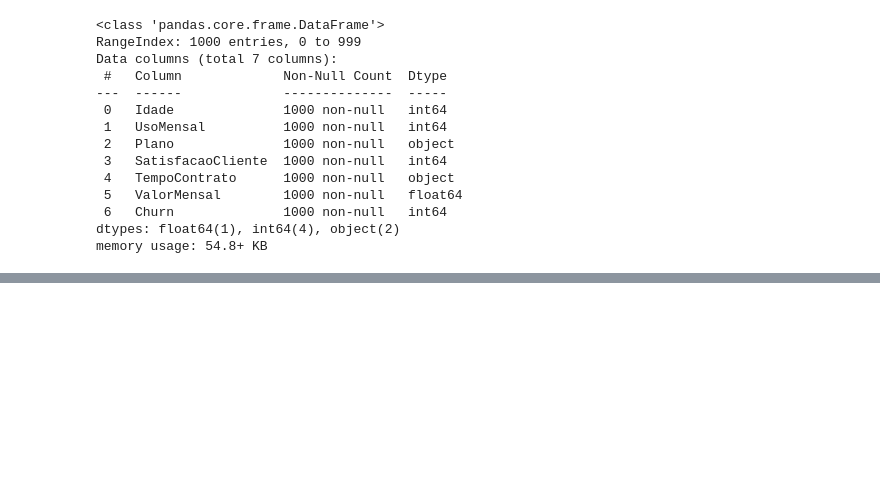
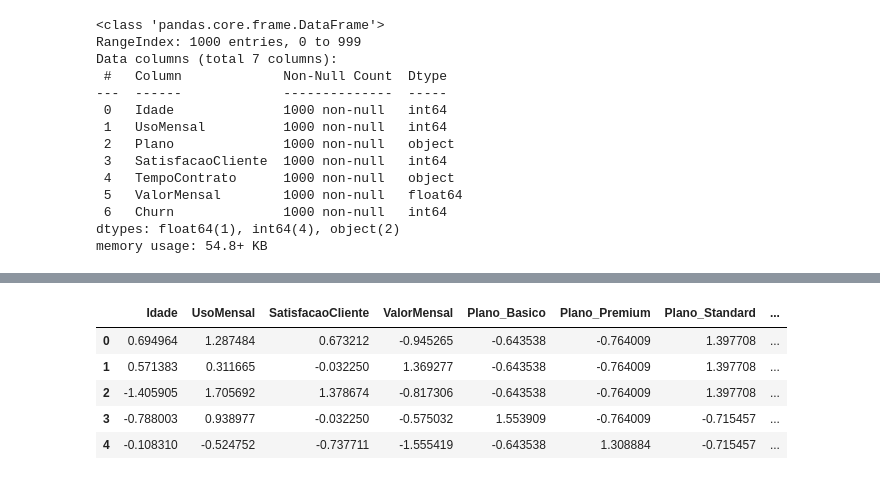
Before and after one commit to octavioduarte/RandomForest, a Jupyter notebook: random-forest.ipynb, the cells around one changed output, grey strips where cells are left out. Drawn from its saved outputs; the diff is of its cells as text; code cells hidden in the pictures; blank space fills up the shorter version.

```diff
--- a/random-forest.ipynb
+++ b/random-forest.ipynb
@@ -59,0 +310,16 @@ memory usage: 54.8+ KB
+# %%
+numeric_columns = X_train_preprocessed.select_dtypes(include = ['int64', 'float64']).columns
+
+scaler = StandardScaler()
+
+X_train_preprocessed[numeric_columns] = scaler.fit_transform(X_train_preprocessed[numeric_columns])
+X_test_preprocessed[numeric_columns] = scaler.transform(X_test_preprocessed[numeric_columns])
+# %%
+X_train_preprocessed.head()
+# %% [output]
+|  | Idade | UsoMensal | SatisfacaoCliente | ValorMensal | Plano_Basico | Plano_Premium | Plano_Standard | ... |
+| 0 | 0.694964 | 1.287484 | 0.673212 | -0.945265 | -0.643538 | -0.764009 | 1.397708 | ... |
+| 1 | 0.571383 | 0.311665 | -0.032250 | 1.369277 | -0.643538 | -0.764009 | 1.397708 | ... |
+| 2 | -1.405905 | 1.705692 | 1.378674 | -0.817306 | -0.643538 | -0.764009 | 1.397708 | ... |
+| 3 | -0.788003 | 0.938977 | -0.032250 | -0.575032 | 1.553909 | -0.764009 | -0.715457 | ... |
+| 4 | -0.108310 | -0.524752 | -0.737711 | -1.555419 | -0.643538 | 1.308884 | -0.715457 | ... |
```
Also changed, not shown: parts of 31 cells of this notebook.
